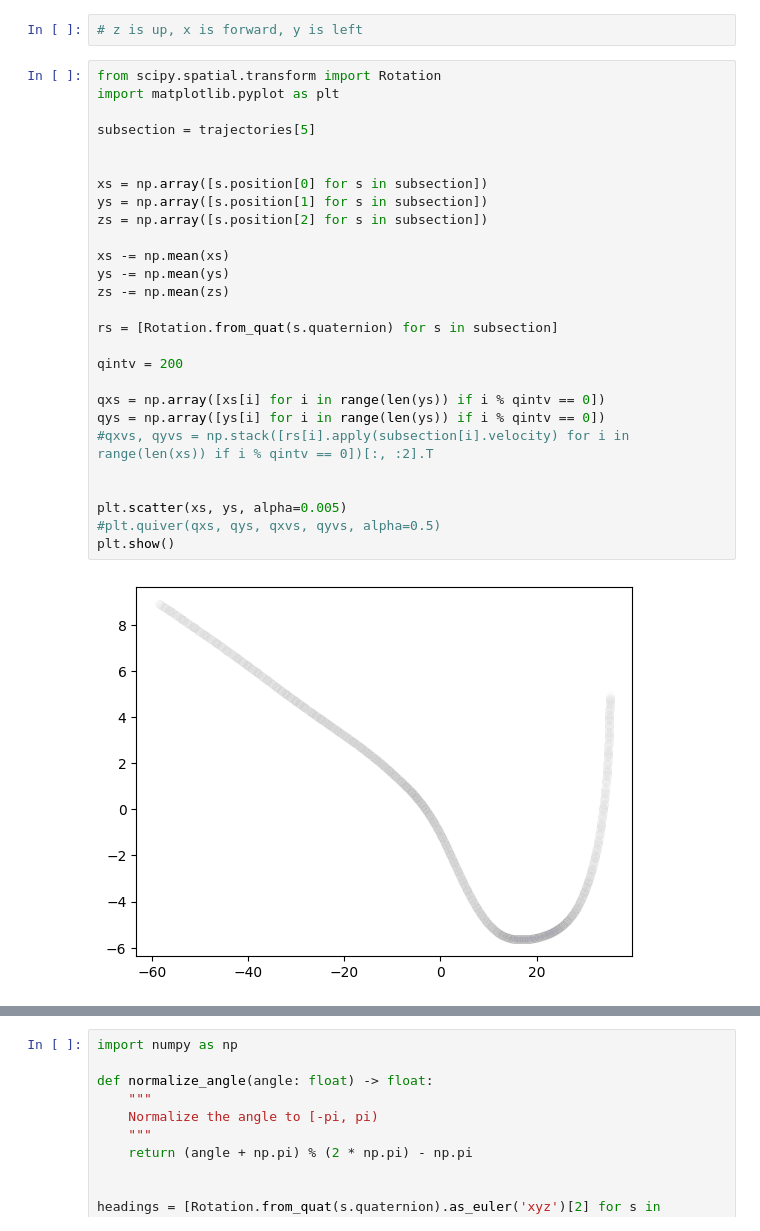
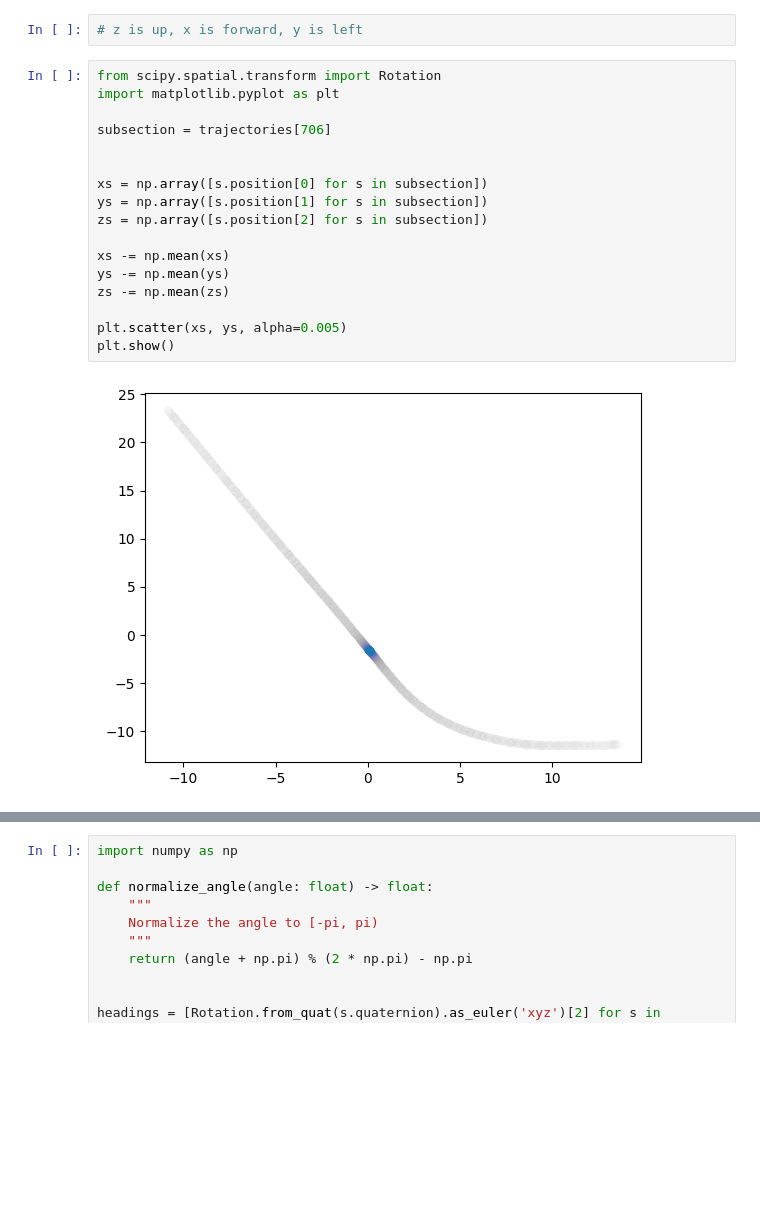
Before and after one commit to pimpale/metadrive-offline-rl-benchmark, a Jupyter notebook: old_experiments/nuscene-velocity-exploration.ipynb, the cells around one changed output, grey strips where cells are left out. Cells and saved outputs as stored; diff of their text form; blank space fills up the shorter version.

```diff
--- a/old_experiments/nuscene-velocity-exploration.ipynb
+++ b/old_experiments/nuscene-velocity-exploration.ipynb
@@ -70,29 +70,19 @@ for scene_token, ego_pose_tokens in ego_pose_token_by_scene_token.items():
 # %%
 from scipy.spatial.transform import Rotation
 import matplotlib.pyplot as plt
 
-subsection = trajectories[5]
+subsection = trajectories[706]
 
 
 xs = np.array([s.position[0] for s in subsection])
 ys = np.array([s.position[1] for s in subsection])
 zs = np.array([s.position[2] for s in subsection])
 
 xs -= np.mean(xs)
 ys -= np.mean(ys)
 zs -= np.mean(zs)
 
-rs = [Rotation.from_quat(s.quaternion) for s in subsection]
-
-qintv = 200
-
-qxs = np.array([xs[i] for i in range(len(ys)) if i % qintv == 0])
-qys = np.array([ys[i] for i in range(len(ys)) if i % qintv == 0])
-#qxvs, qyvs = np.stack([rs[i].apply(subsection[i].velocity) for i in range(len(xs)) if i % qintv == 0])[:, :2].T
-
-
 plt.scatter(xs, ys, alpha=0.005)
-#plt.quiver(qxs, qys, qxvs, qyvs, alpha=0.5)
 plt.show()
 # %% [output]
-[figure, old version]
+[figure, new version]
```
Also changed, not shown: parts of 5 cells of this notebook, 7 other files.
